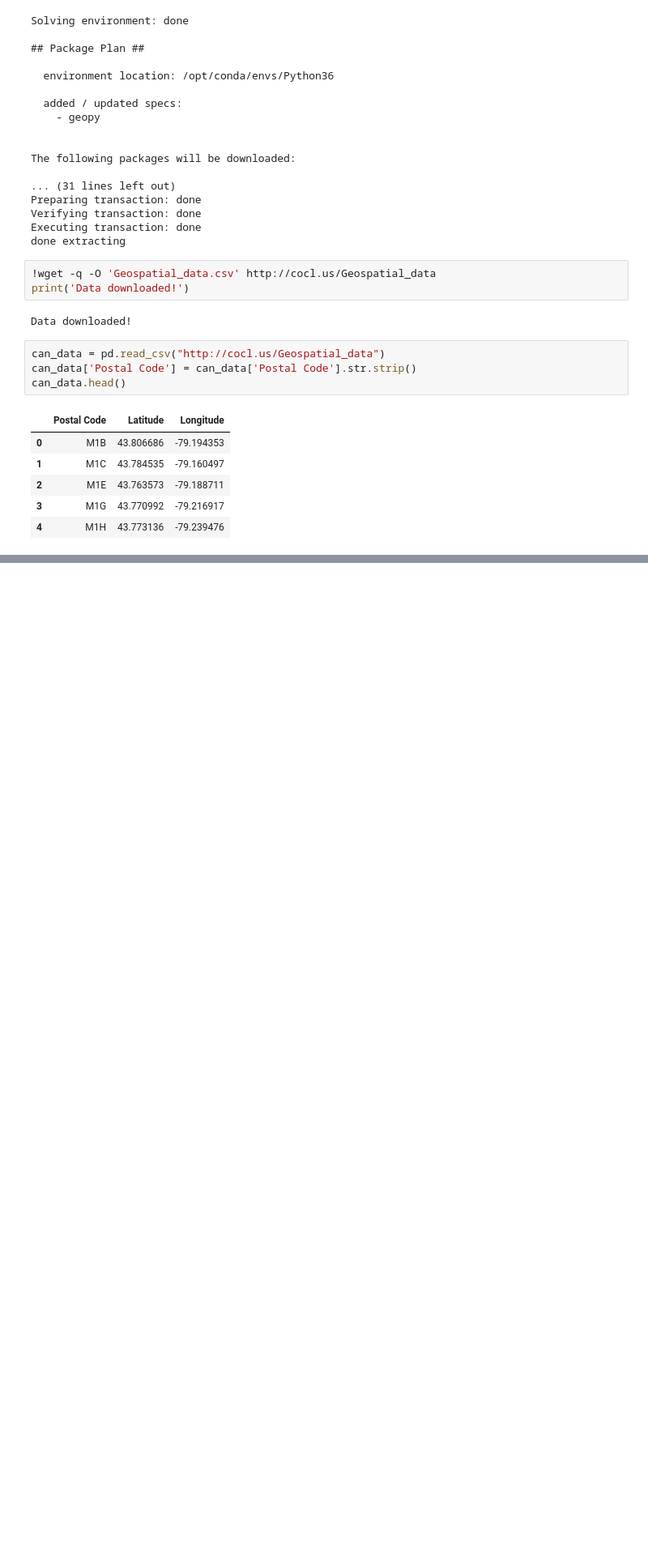
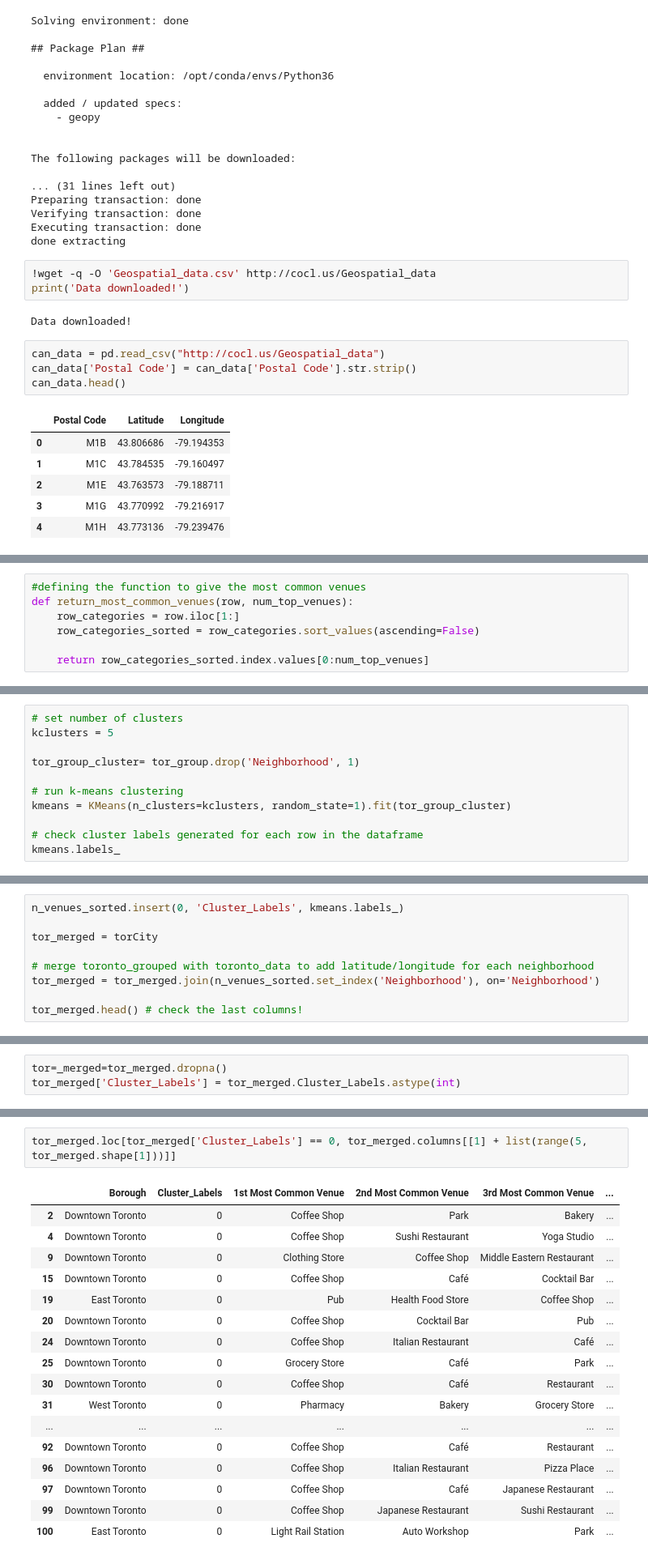
Before and after one commit to mitaliyadav/datascience-project, a Jupyter notebook: Data scraping and exploring the neighbors.ipynb, the cells around one changed output, grey strips where cells are left out. Shown at 81% size. Drawn from its saved outputs; the diff is of its cells as text; blank space fills up the shorter version.

```diff
--- a/Data scraping and exploring the neighbors.ipynb
+++ b/Data scraping and exploring the neighbors.ipynb
@@ -113,0 +487,7 @@ df3.head()
+# %%
+#defining the function to give the most common venues
+def return_most_common_venues(row, num_top_venues):
+    row_categories = row.iloc[1:]
+    row_categories_sorted = row_categories.sort_values(ascending=False)
+
+    return row_categories_sorted.index.values[0:num_top_venues]
@@ -113,0 +524,11 @@ df3.head()
+# %%
+# set number of clusters
+kclusters = 5
+
+tor_group_cluster= tor_group.drop('Neighborhood', 1)
+
+# run k-means clustering
+kmeans = KMeans(n_clusters=kclusters, random_state=1).fit(tor_group_cluster)
+
+# check cluster labels generated for each row in the dataframe
+kmeans.labels_
@@ -113,0 +538,9 @@ df3.head()
+# %%
+n_venues_sorted.insert(0, 'Cluster_Labels', kmeans.labels_)
+
+tor_merged = torCity
+
+# merge toronto_grouped with toronto_data to add latitude/longitude for each neighborhood
+tor_merged = tor_merged.join(n_venues_sorted.set_index('Neighborhood'), on='Neighborhood')
+
+tor_merged.head() # check the last columns!
@@ -113,0 +554,3 @@ df3.head()
+# %%
+tor=_merged=tor_merged.dropna()
+tor_merged['Cluster_Labels'] = tor_merged.Cluster_Labels.astype(int)
@@ -113,0 +583,20 @@ df3.head()
+# %%
+tor_merged.loc[tor_merged['Cluster_Labels'] == 0, tor_merged.columns[[1] + list(range(5, tor_merged.shape[1]))]]
+# %% [output]
+|  | Borough | Cluster_Labels | 1st Most Common Venue | 2nd Most Common Venue | 3rd Most Common Venue | ... |
+| 2 | Downtown Toronto | 0 | Coffee Shop | Park | Bakery | ... |
+| 4 | Downtown Toronto | 0 | Coffee Shop | Sushi Restaurant | Yoga Studio | ... |
+| 9 | Downtown Toronto | 0 | Clothing Store | Coffee Shop | Middle Eastern Restaurant | ... |
+| 15 | Downtown Toronto | 0 | Coffee Shop | Café | Cocktail Bar | ... |
+| 19 | East Toronto | 0 | Pub | Health Food Store | Coffee Shop | ... |
+| 20 | Downtown Toronto | 0 | Coffee Shop | Cocktail Bar | Pub | ... |
+| 24 | Downtown Toronto | 0 | Coffee Shop | Italian Restaurant | Café | ... |
+| 25 | Downtown Toronto | 0 | Grocery Store | Café | Park | ... |
+| 30 | Downtown Toronto | 0 | Coffee Shop | Café | Restaurant | ... |
+| 31 | West Toronto | 0 | Pharmacy | Bakery | Grocery Store | ... |
+| ... | ... | ... | ... | ... | ... | ... |
+| 92 | Downtown Toronto | 0 | Coffee Shop | Café | Restaurant | ... |
+| 96 | Downtown Toronto | 0 | Coffee Shop | Italian Restaurant | Pizza Place | ... |
+| 97 | Downtown Toronto | 0 | Coffee Shop | Café | Japanese Restaurant | ... |
+| 99 | Downtown Toronto | 0 | Coffee Shop | Japanese Restaurant | Sushi Restaurant | ... |
+| 100 | East Toronto | 0 | Light Rail Station | Auto Workshop | Park | ... |
```
Also changed, not shown: parts of 32 cells of this notebook.
